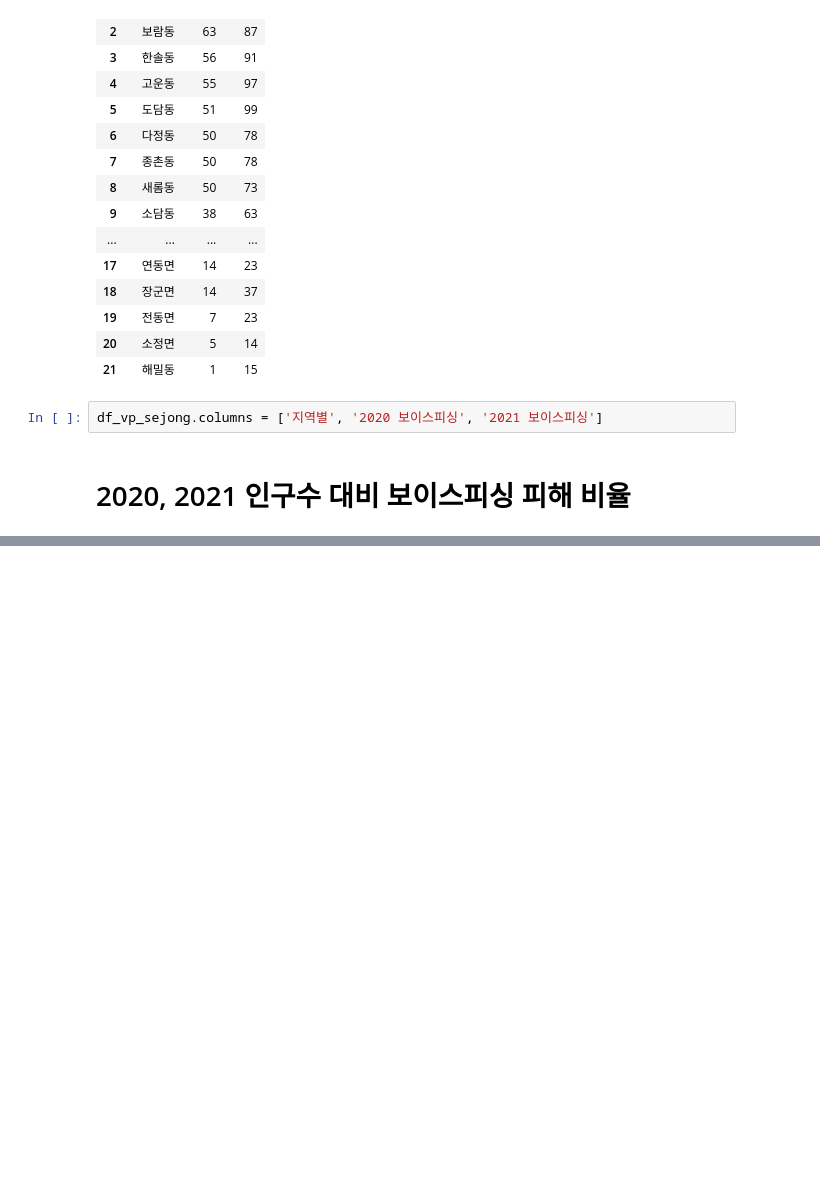
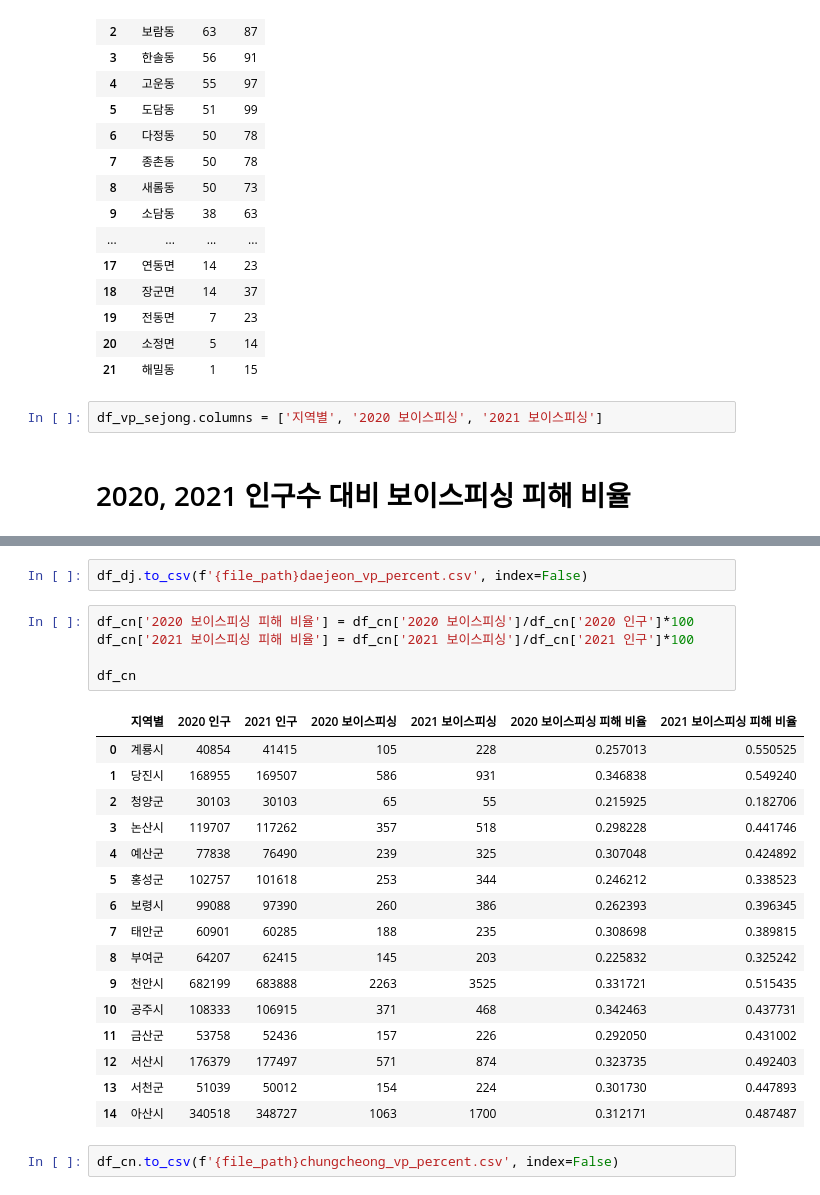
Before and after one commit to slee-02/1986-policing-data, a Jupyter notebook: data_analysis.ipynb, the cells around one changed output, grey strips where cells are left out. Drawn from its saved outputs; the diff is of its cells as text; blank space fills up the shorter version.

```diff
--- a/data_analysis.ipynb
+++ b/data_analysis.ipynb
@@ -232,0 +271,26 @@ df_vp_sejong.columns = ['지역별', '2020 보이스피싱', '2021 보이스피
+# %%
+df_dj.to_csv(f'{file_path}daejeon_vp_percent.csv', index=False)
+# %%
+df_cn['2020 보이스피싱 피해 비율'] = df_cn['2020 보이스피싱']/df_cn['2020 인구']*100
+df_cn['2021 보이스피싱 피해 비율'] = df_cn['2021 보이스피싱']/df_cn['2021 인구']*100
+
+df_cn
+# %% [output]
+|  | 지역별 | 2020 인구 | 2021 인구 | 2020 보이스피싱 | 2021 보이스피싱 | 2020 보이스피싱 피해 비율 | 2021 보이스피싱 피해 비율 |
+| 0 | 계룡시 | 40854 | 41415 | 105 | 228 | 0.257013 | 0.550525 |
+| 1 | 당진시 | 168955 | 169507 | 586 | 931 | 0.346838 | 0.549240 |
+| 2 | 청양군 | 30103 | 30103 | 65 | 55 | 0.215925 | 0.182706 |
+| 3 | 논산시 | 119707 | 117262 | 357 | 518 | 0.298228 | 0.441746 |
+| 4 | 예산군 | 77838 | 76490 | 239 | 325 | 0.307048 | 0.424892 |
+| 5 | 홍성군 | 102757 | 101618 | 253 | 344 | 0.246212 | 0.338523 |
+| 6 | 보령시 | 99088 | 97390 | 260 | 386 | 0.262393 | 0.396345 |
+| 7 | 태안군 | 60901 | 60285 | 188 | 235 | 0.308698 | 0.389815 |
+| 8 | 부여군 | 64207 | 62415 | 145 | 203 | 0.225832 | 0.325242 |
+| 9 | 천안시 | 682199 | 683888 | 2263 | 3525 | 0.331721 | 0.515435 |
+| 10 | 공주시 | 108333 | 106915 | 371 | 468 | 0.342463 | 0.437731 |
+| 11 | 금산군 | 53758 | 52436 | 157 | 226 | 0.292050 | 0.431002 |
+| 12 | 서산시 | 176379 | 177497 | 571 | 874 | 0.323735 | 0.492403 |
+| 13 | 서천군 | 51039 | 50012 | 154 | 224 | 0.301730 | 0.447893 |
+| 14 | 아산시 | 340518 | 348727 | 1063 | 1700 | 0.312171 | 0.487487 |
+# %%
+df_cn.to_csv(f'{file_path}chungcheong_vp_percent.csv', index=False)
```
Also changed, not shown: parts of 28 cells of this notebook, 9 other files.
